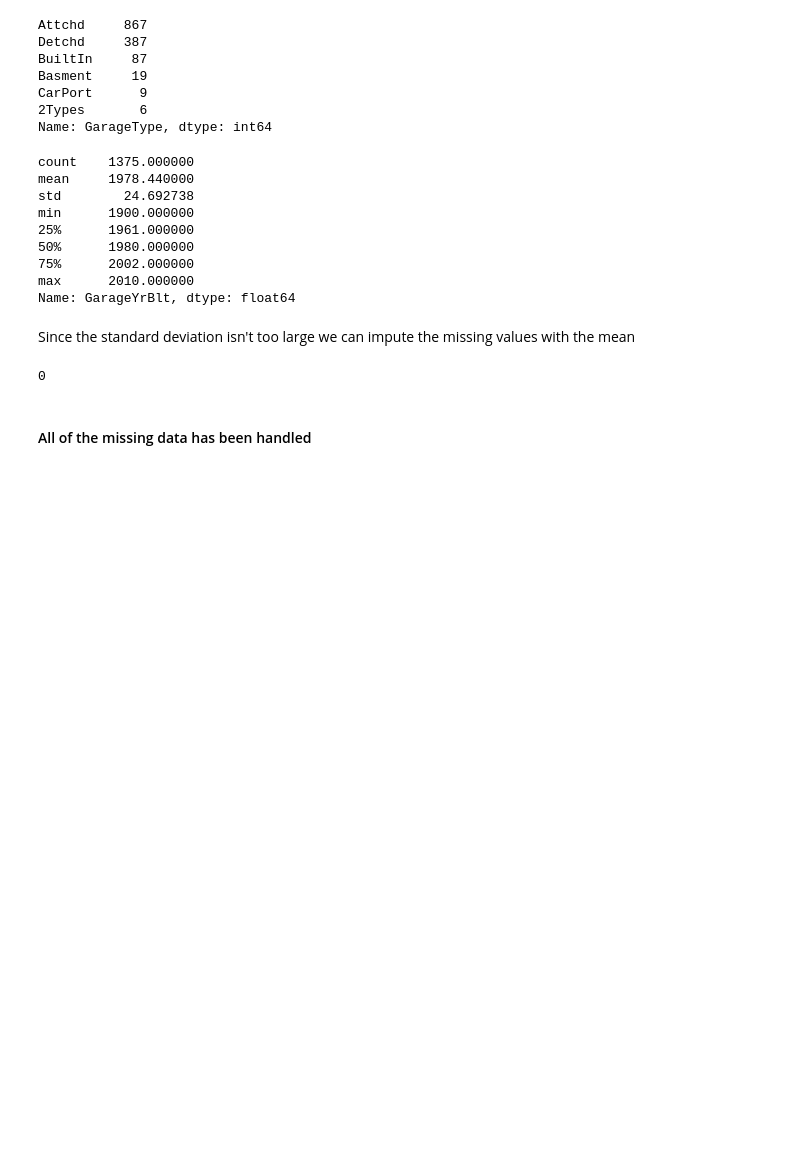
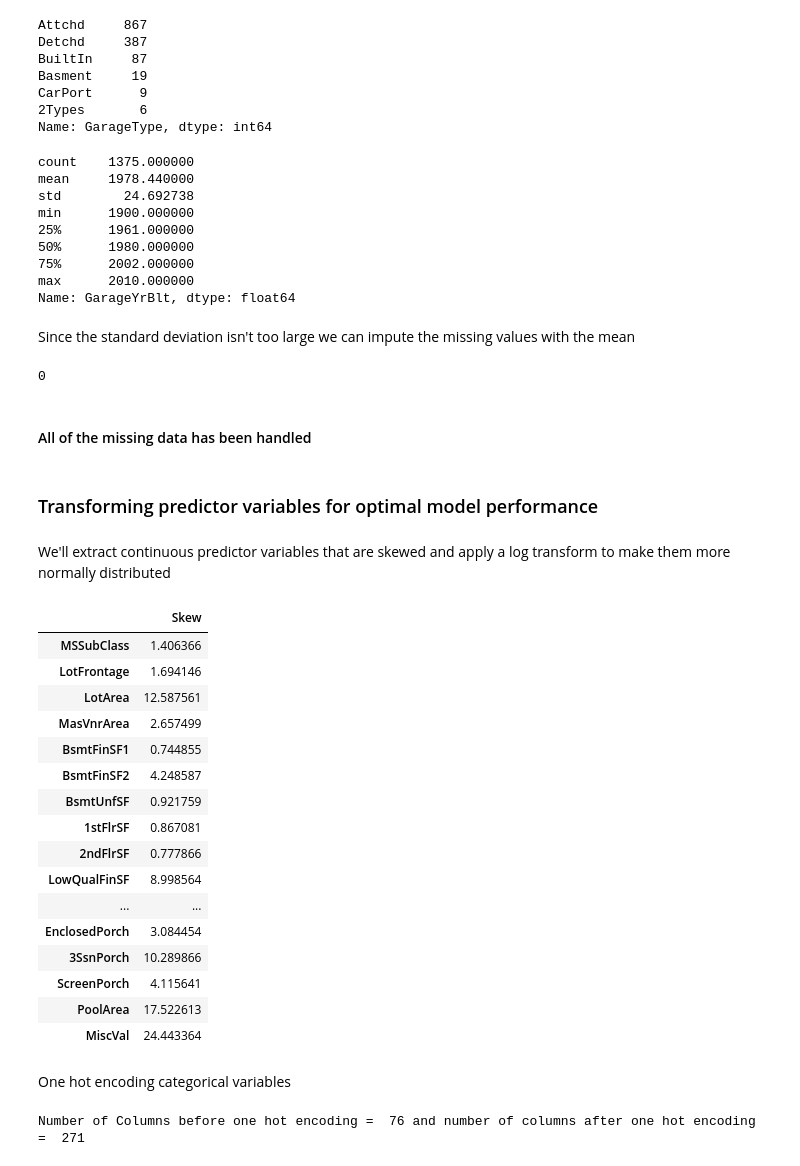
Before and after one commit to Mukunds0507333/Predicting-House-Prices, a Jupyter notebook: Predicting House Prices.ipynb, the cells around one changed output. Drawn from its saved outputs; the diff is of its cells as text; code cells hidden in the pictures; blank space fills up the shorter version.

```diff
--- a/Predicting House Prices.ipynb
+++ b/Predicting House Prices.ipynb
@@ -380,3 +387,39 @@ df_train.isna().sum().sum()
 0
 # %% [markdown]
 #### All of the missing data has been handled
+# %% [markdown]
+### Transforming predictor variables for optimal model performance
+# %% [markdown]
+We'll extract continuous predictor variables that are skewed and apply a log transform to make them more normally distributed
+# %%
+# Collecting float variables
+mask = df_train.dtypes != np.object
+float_cols = df_train.columns[mask]
+
+# Identifying variables that are skewed
+skew_values = df_train[float_cols].skew()
+
+skew_cols = (skew_values
+             .to_frame()
+             .rename(columns={0:'Skew'})
+             .query('abs(Skew) > 0.7'))
+
+skew_cols
+# %% [output]
+|  | Skew |
+| MSSubClass | 1.406366 |
+| LotFrontage | 1.694146 |
+| LotArea | 12.587561 |
+| MasVnrArea | 2.657499 |
+| BsmtFinSF1 | 0.744855 |
+| BsmtFinSF2 | 4.248587 |
+| BsmtUnfSF | 0.921759 |
+| 1stFlrSF | 0.867081 |
+| 2ndFlrSF | 0.777866 |
+| LowQualFinSF | 8.998564 |
+| ... | ... |
+| EnclosedPorch | 3.084454 |
+| 3SsnPorch | 10.289866 |
+| ScreenPorch | 4.115641 |
+| PoolArea | 17.522613 |
+| MiscVal | 24.443364 |
@@ -382,0 +432,19 @@ df_train.isna().sum().sum()
+# %% [markdown]
+One hot encoding categorical variables
+# %%
+data_copy1 = df_train.copy()
+# pd.Series containing all the string categoricals
+ohc_cols = df_train.dtypes[df_train.dtypes == np.object]  # filtering by string categoricals
+ohc_cols = ohc_cols.index.tolist()  # list of categorical fields
+
+# Here we see another way of one-hot-encoding:
+# Encode these columns as categoricals so one hot encoding works on split data (if desired)
+# for col in one_hot_encode_cols:
+#     data[col] = pd.Categorical(data[col])
+
+# Do the one hot encoding
+df_train = pd.get_dummies(df_train, columns=ohc_cols)
+
+print('Number of Columns before one hot encoding = ',data_copy1.shape[1],'and number of columns after one hot encoding = ', df_train.shape[1])
+# %% [output]
+Number of Columns before one hot encoding =  76 and number of columns after one hot encoding =  271
```
Also changed, not shown: parts of 6 cells of this notebook.
